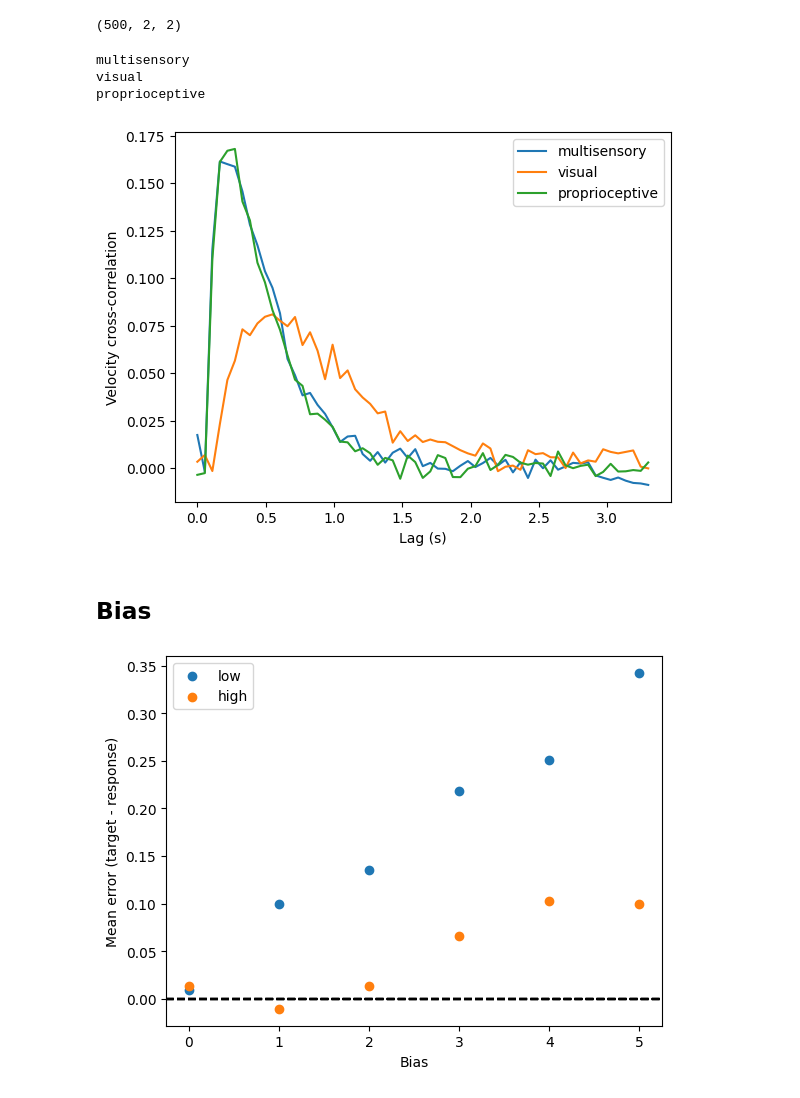
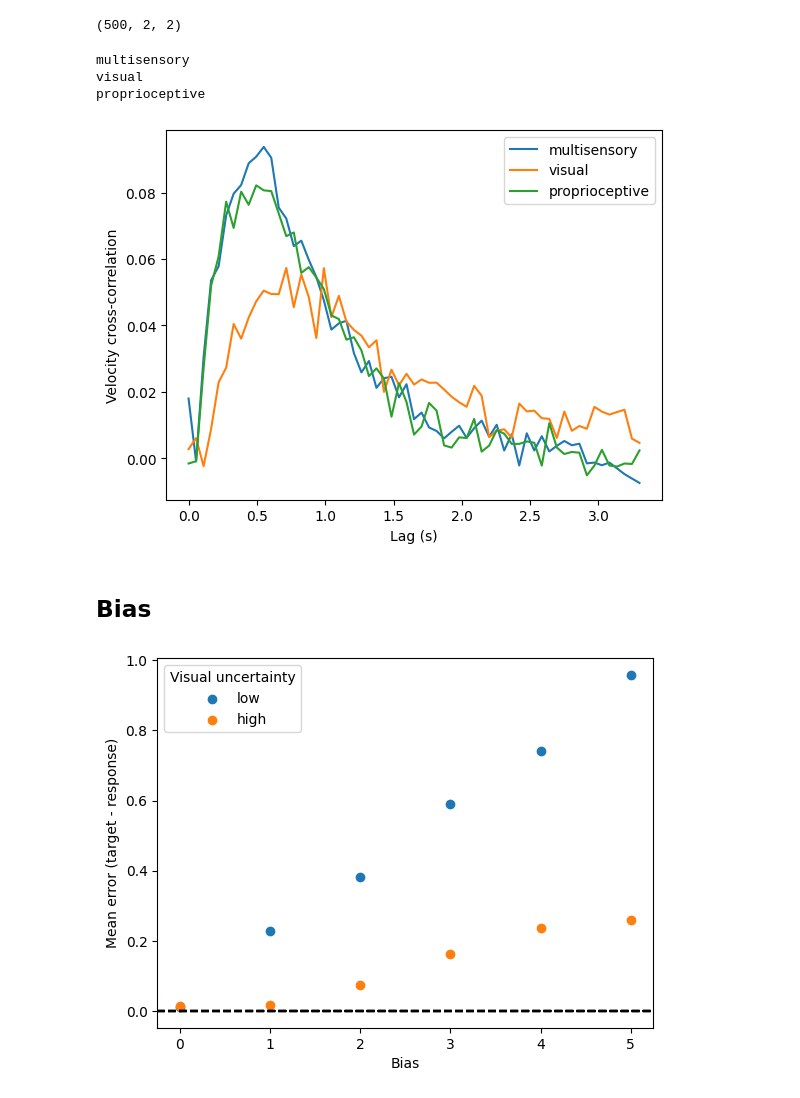
Before and after one commit to dominikstrb/cpp-proprioception, a Jupyter notebook: DelayModel.ipynb, the cells around one changed output. Cells and saved outputs as stored; diff of their text form; code cells hidden in the pictures.

```diff
--- a/DelayModel.ipynb
+++ b/DelayModel.ipynb
@@ -37,8 +37,8 @@ from cppp.models.multisensory import multisensory_delay_system
 
 We define one observation noise level for the visual input and one for the proprioceptive input. We also define different delays for the two sensory modalities. Here, I am assuming 0 time steps (0ms) delay for proprioception and 3 time steps (~165 ms) delay for vision, but we can change these values and see their effect on the CCGs.
 # %%
-sigma_proprioceptive = 2.
-sigma_visual = 10.
+sigma_proprioceptive = 10.
+sigma_visual = 20.
 
 W_proprioceptive = jnp.diag(jnp.array([sigma_proprioceptive]))
 W_visual = jnp.diag(jnp.array([sigma_visual]))
@@ -81,7 +81,7 @@ plt.show()
 multisensory
 visual
 proprioceptive
-[figure, old version]
+[figure, new version]
 # %% [markdown]
 ## Bias
 # %%
@@ -114,25 +114,25 @@ W_visual = jnp.diag(jnp.array([1.]))
 # %%
 perceptual_uncertainty = {"low": 1., "high": 2.5}
 
 key = random.PRNGKey(12398)
 for i, (level, sigma) in enumerate(perceptual_uncertainty.items()):
     dynamics = multisensory_delay_system(A, B, V, Fs, [W_proprioceptive, sigma * W_visual], Q, R, delays=[delay_proprioceptive, delay_visual], T=1000)
     actor = multisensory_delay_system(A_subj, B_subj, V_subj, Fs_subj, [W_proprioceptive, sigma * W_visual], Q_subj, R_subj, delays=[delay_proprioceptive, delay_visual], T=1000)
 
     model = System(dynamics=dynamics, actor=actor)
 
     for bias in [0., 1., 2., 3., 4., 5.]:
         key, subkey = random.split(key)
         x = model.simulate(rng_key=subkey, n=100, x0=jnp.array([0., 0., bias]+[0.] * 6))
         error = jnp.mean((x[..., 1] - x[..., 0]))
 
         plt.scatter(bias, error, color=f"C{i}", label=level if bias == 0. else "")
         plt.axhline(0, color="black", linestyle="--")
         plt.xlabel("Bias")
         plt.ylabel("Mean error (target - response)")
-plt.legend()
+plt.legend(title="Visual uncertainty")
 plt.show()
 # %% [output]
-[figure, old version]
+[figure, new version]
 # %%
 x
```
Also changed, not shown: parts of 1 cell of this notebook.
